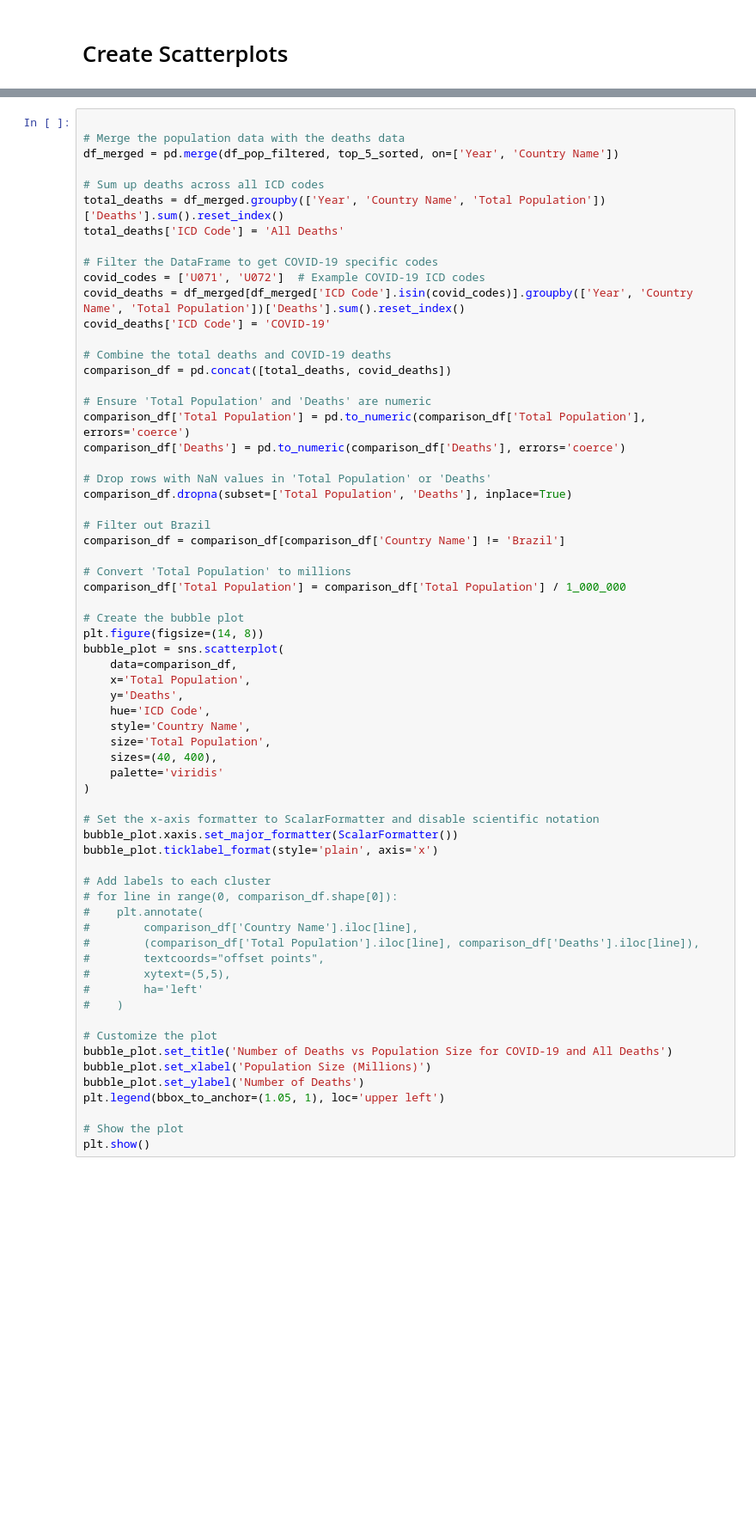
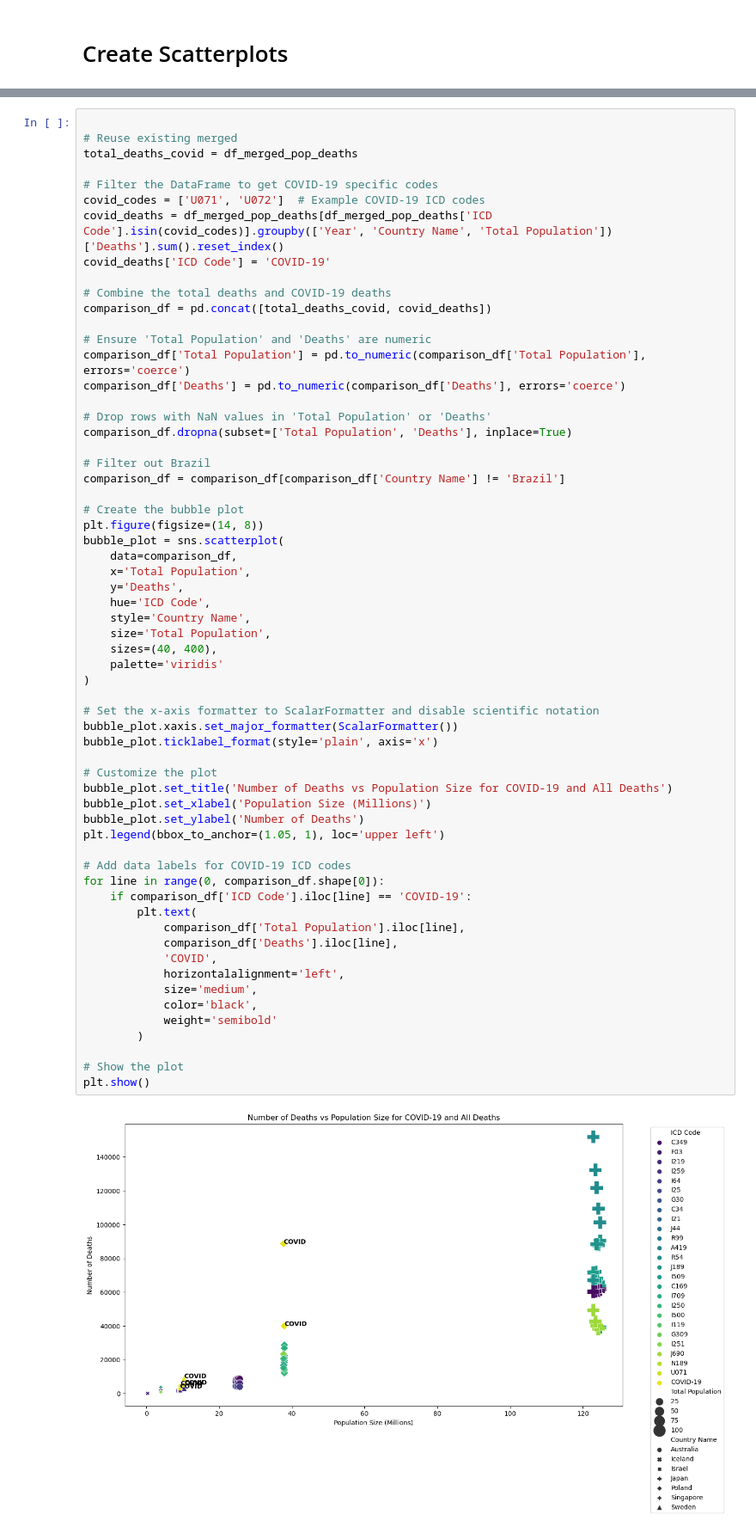
Before and after one commit to ShylaTatum/Group-Project-1, a Jupyter notebook: Findings/workbooks/jenn_visualization.ipynb, the cells around one changed output, grey strips where cells are left out. Shown at 86% size. Saved outputs shown, nothing was run; the diff lists cells and outputs as text; blank space fills up the shorter version.

```diff
--- a/Findings/workbooks/jenn_visualization.ipynb
+++ b/Findings/workbooks/jenn_visualization.ipynb
@@ -308,19 +456,15 @@ plt.show()
 # %%
 
-# Merge the population data with the deaths data
-df_merged = pd.merge(df_pop_filtered, top_5_sorted, on=['Year', 'Country Name'])
-
-# Sum up deaths across all ICD codes
-total_deaths = df_merged.groupby(['Year', 'Country Name', 'Total Population'])['Deaths'].sum().reset_index()
-total_deaths['ICD Code'] = 'All Deaths'
+# Reuse existing merged
+total_deaths_covid = df_merged_pop_deaths
 
 # Filter the DataFrame to get COVID-19 specific codes
 covid_codes = ['U071', 'U072']  # Example COVID-19 ICD codes
-covid_deaths = df_merged[df_merged['ICD Code'].isin(covid_codes)].groupby(['Year', 'Country Name', 'Total Population'])['Deaths'].sum().reset_index()
+covid_deaths = df_merged_pop_deaths[df_merged_pop_deaths['ICD Code'].isin(covid_codes)].groupby(['Year', 'Country Name', 'Total Population'])['Deaths'].sum().reset_index()
 covid_deaths['ICD Code'] = 'COVID-19'
 
 # Combine the total deaths and COVID-19 deaths
-comparison_df = pd.concat([total_deaths, covid_deaths])
+comparison_df = pd.concat([total_deaths_covid, covid_deaths])
 
 # Ensure 'Total Population' and 'Deaths' are numeric
 comparison_df['Total Population'] = pd.to_numeric(comparison_df['Total Population'], errors='coerce')
@@ -330,43 +474,45 @@ comparison_df['Deaths'] = pd.to_numeric(comparison_df['Deaths'], errors='coerce'
 comparison_df.dropna(subset=['Total Population', 'Deaths'], inplace=True)
 
 # Filter out Brazil
 comparison_df = comparison_df[comparison_df['Country Name'] != 'Brazil']
-
-# Convert 'Total Population' to millions
-comparison_df['Total Population'] = comparison_df['Total Population'] / 1_000_000
 
 # Create the bubble plot
 plt.figure(figsize=(14, 8))
 bubble_plot = sns.scatterplot(
     data=comparison_df,
     x='Total Population',
     y='Deaths',
     hue='ICD Code',
     style='Country Name',
     size='Total Population',
     sizes=(40, 400),
     palette='viridis'
 )
 
 # Set the x-axis formatter to ScalarFormatter and disable scientific notation
 bubble_plot.xaxis.set_major_formatter(ScalarFormatter())
 bubble_plot.ticklabel_format(style='plain', axis='x')
 
-# Add labels to each cluster
-# for line in range(0, comparison_df.shape[0]):
-#    plt.annotate(
-#        comparison_df['Country Name'].iloc[line],
-#        (comparison_df['Total Population'].iloc[line], comparison_df['Deaths'].iloc[line]),
-#        textcoords="offset points",
-#        xytext=(5,5),
-#        ha='left'
-#    )
-
 # Customize the plot
 bubble_plot.set_title('Number of Deaths vs Population Size for COVID-19 and All Deaths')
 bubble_plot.set_xlabel('Population Size (Millions)')
 bubble_plot.set_ylabel('Number of Deaths')
 plt.legend(bbox_to_anchor=(1.05, 1), loc='upper left')
 
+# Add data labels for COVID-19 ICD codes
+for line in range(0, comparison_df.shape[0]):
+    if comparison_df['ICD Code'].iloc[line] == 'COVID-19':
+        plt.text(
+            comparison_df['Total Population'].iloc[line],
+            comparison_df['Deaths'].iloc[line],
+            'COVID',
+            horizontalalignment='left',
+            size='medium',
+            color='black',
+            weight='semibold'
+        )
+
 # Show the plot
 plt.show()
+# %% [output]
+[figure, added]
```
Also changed, not shown: parts of 18 cells of this notebook.
